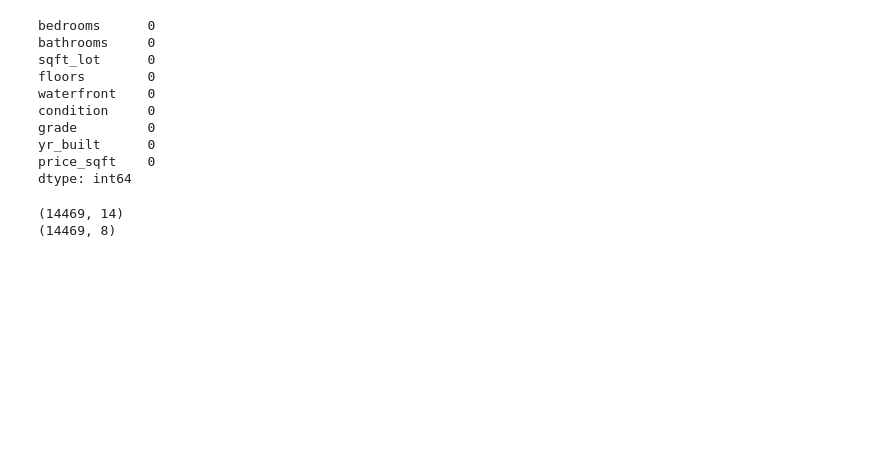
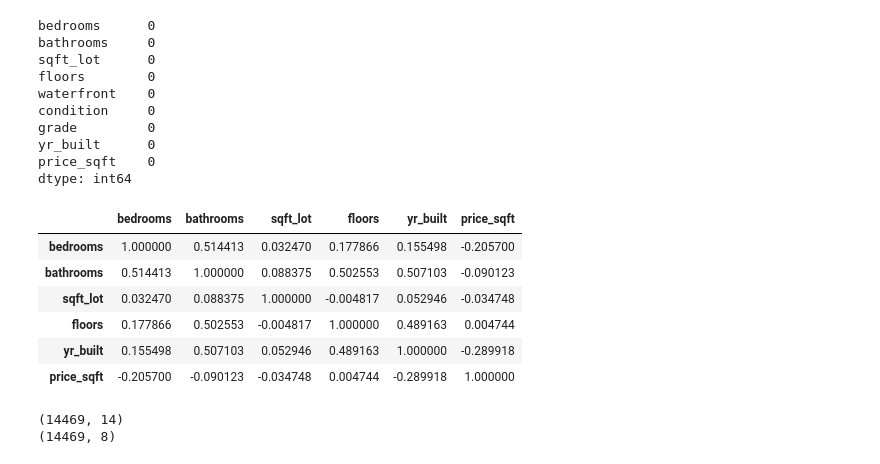
Before and after one commit to ThomasHChapman/P2-SeattleHousing, a Jupyter notebook: working_notebooks/tom_working.ipynb, the cells around one changed output. Cells and saved outputs as stored; diff of their text form; code cells hidden in the pictures; blank space fills up the shorter version.

```diff
--- a/working_notebooks/tom_working.ipynb
+++ b/working_notebooks/tom_working.ipynb
@@ -112,6 +112,17 @@ grade         0
 yr_built      0
 price_sqft    0
 dtype: int64
+# %%
+# Identify the single variable most correlated with price_sqft as yr_built.
+simple_housing.corr()
+# %% [output]
+|  | bedrooms | bathrooms | sqft_lot | floors | yr_built | price_sqft |
+| bedrooms | 1.000000 | 0.514413 | 0.032470 | 0.177866 | 0.155498 | -0.205700 |
+| bathrooms | 0.514413 | 1.000000 | 0.088375 | 0.502553 | 0.507103 | -0.090123 |
+| sqft_lot | 0.032470 | 0.088375 | 1.000000 | -0.004817 | 0.052946 | -0.034748 |
+| floors | 0.177866 | 0.502553 | -0.004817 | 1.000000 | 0.489163 | 0.004744 |
+| yr_built | 0.155498 | 0.507103 | 0.052946 | 0.489163 | 1.000000 | -0.289918 |
+| price_sqft | -0.205700 | -0.090123 | -0.034748 | 0.004744 | -0.289918 | 1.000000 |
 # %%
 # Train/test split
 X = simple_housing.drop(columns=['price_sqft'])
```
Also changed, not shown: parts of 29 cells of this notebook.
